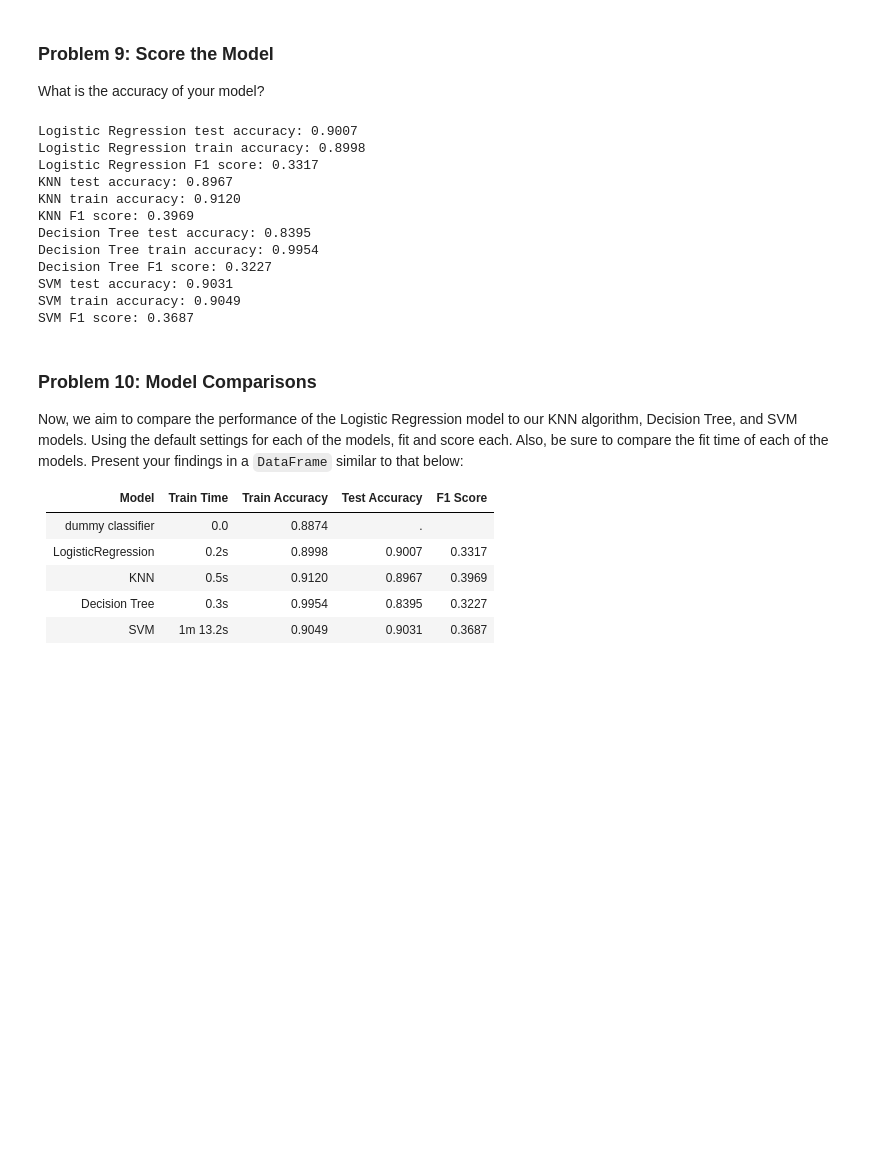
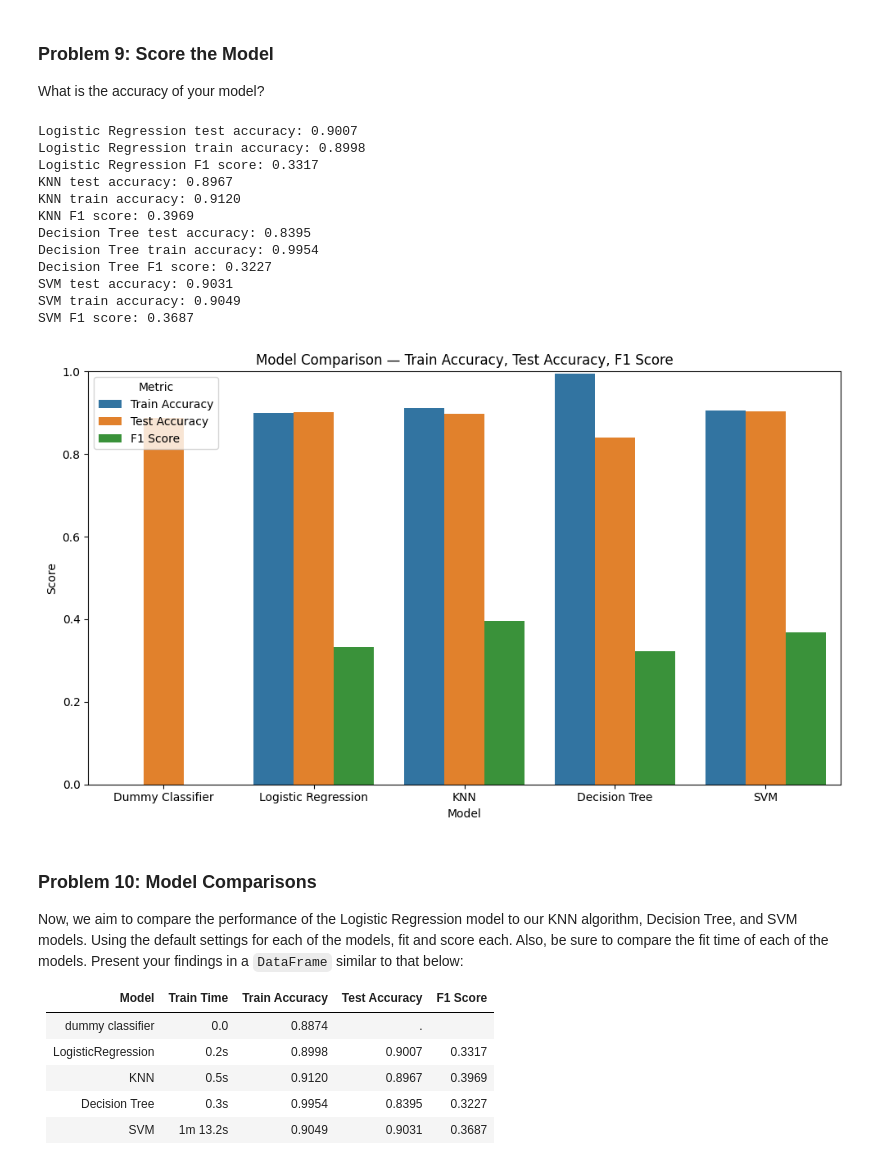
Before and after one commit to coconut808/ML-AI, a Jupyter notebook: Assignment_17.1/prompt_III.ipynb, the cells around one changed output. Saved outputs shown, nothing was run; the diff lists cells and outputs as text; code cells hidden in the pictures; blank space fills up the shorter version.

```diff
--- a/Assignment_17.1/prompt_III.ipynb
+++ b/Assignment_17.1/prompt_III.ipynb
@@ -220,31 +220,52 @@ print(f"Logistic Regression test accuracy: {lr_accuracy:.4f}")
 print(f"Logistic Regression train accuracy: {lr_train_accuracy:.4f}")
 print(f"Logistic Regression F1 score: {lr_f1:.4f}")
 
 print(f"KNN test accuracy: {knn_accuracy:.4f}")
 print(f"KNN train accuracy: {knn_train_accuracy:.4f}")
 print(f"KNN F1 score: {knn_f1:.4f}")
 
 print(f"Decision Tree test accuracy: {dt_accuracy:.4f}")
 print(f"Decision Tree train accuracy: {dt_train_accuracy:.4f}")
 print(f"Decision Tree F1 score: {dt_f1:.4f}")
 
 print(f"SVM test accuracy: {svm_accuracy:.4f}")
 print(f"SVM train accuracy: {svm_train_accuracy:.4f}")
 print(f"SVM F1 score: {svm_f1:.4f}")
 
 baseline_results =pd.DataFrame({
+    'Model': ['Dummy Classifier', 'Logistic Regression', 'KNN', 'Decision Tree', 'SVM'],
+    'Test Accuracy': [baseline_accuracy, lr_accuracy, knn_accuracy, dt_accuracy, svm_accuracy],
+    'Train Accuracy': [0 , lr_train_accuracy, knn_train_accuracy, dt_train_accuracy, svm_train_accuracy],
+    'F1 Score': [0, lr_f1, knn_f1, dt_f1, svm_f1]
+})
+results_melted = baseline_results.melt(
+    id_vars='Model',
+    value_vars=['Train Accuracy', 'Test Accuracy', 'F1 Score'],
+    var_name='Metric',
+    value_name='Score'
+)
+plt.figure(figsize=(10, 6))
+sns.barplot(data=results_melted, x='Model', y='Score', hue='Metric')
 
-})
+plt.title('Model Comparison — Train Accuracy, Test Accuracy, F1 Score')
+plt.ylim(0, 1)
+plt.ylabel('Score')
+plt.xlabel('Model')
+plt.legend(title='Metric')
+plt.tight_layout()
+plt.savefig('images/baseline_model_comparison.png')
+plt.show()
 # %% [output]
 Logistic Regression test accuracy: 0.9007
 Logistic Regression train accuracy: 0.8998
 Logistic Regression F1 score: 0.3317
 KNN test accuracy: 0.8967
 KNN train accuracy: 0.9120
 KNN F1 score: 0.3969
 Decision Tree test accuracy: 0.8395
 Decision Tree train accuracy: 0.9954
 Decision Tree F1 score: 0.3227
 SVM test accuracy: 0.9031
 SVM train accuracy: 0.9049
 SVM F1 score: 0.3687
+[figure, added]
```
Also changed, not shown: parts of 11 cells of this notebook, 4 other files.
